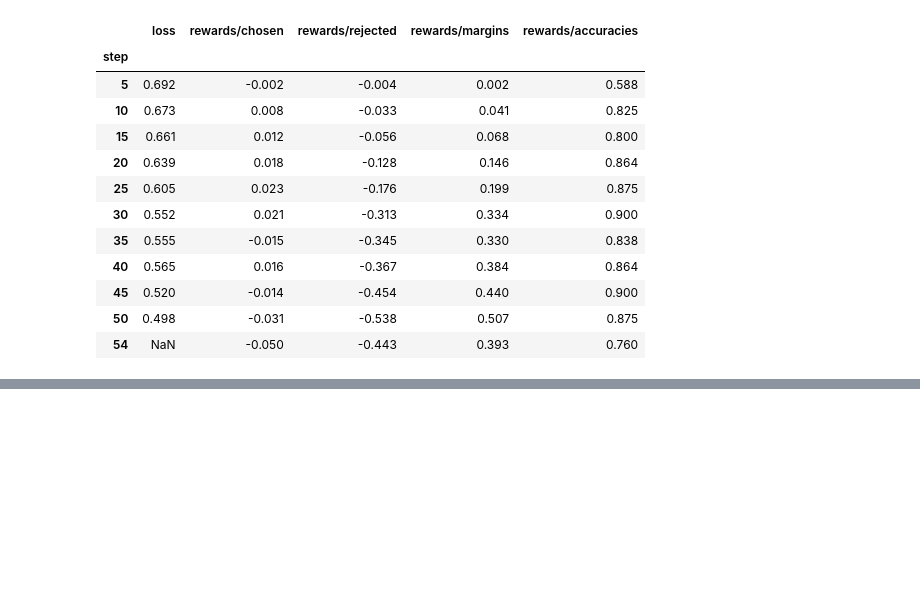
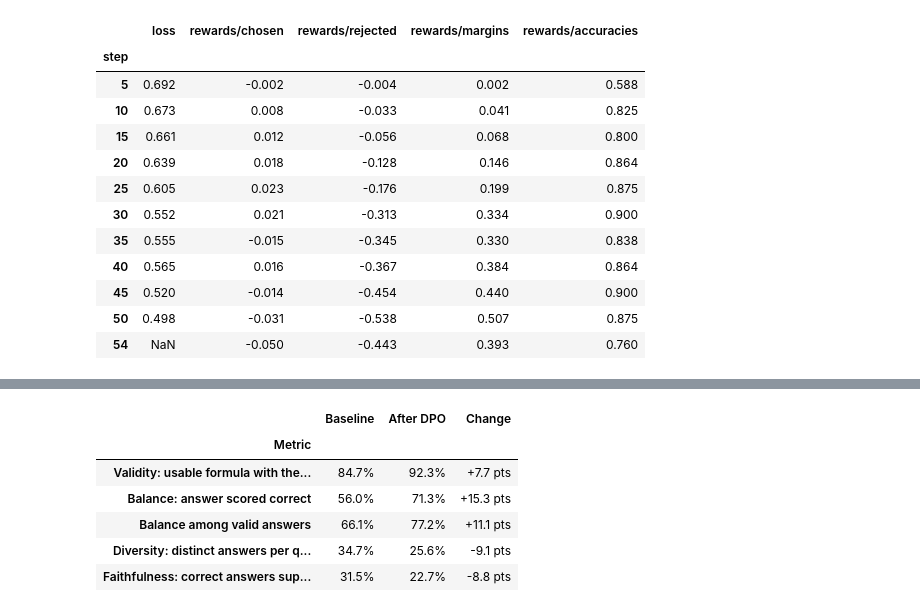
Before and after one commit to FlappyBird3/ValenceLLM, a Jupyter notebook: phase0_3_baseline.ipynb, the cells around one changed output, grey strips where cells are left out. Saved outputs shown, nothing was run; the diff lists cells and outputs as text; code cells hidden in the pictures; blank space fills up the shorter version.

Commit message:
Evaluation verified: balance 56% -> 71%, supported answers 62 -> 57

```diff
--- a/phase0_3_baseline.ipynb
+++ b/phase0_3_baseline.ipynb
@@ -526,0 +558,10 @@ display(log[cols].set_index("step").round(3))
+# %%
+# Evaluate the trained model: 8 responses for each of the 44 held-out prompts, with exactly
+# the baseline's settings and seed, saved for the metrics and for the credit analysis.
+with open("data/test_prompts.json") as f:
+    test = json.load(f)
+set_seed(0)
+dpo_responses = generate([t["prompt"] for t in test])
+with open("data/dpo_responses.json", "w") as f:
+    json.dump([{"elements": t["elements"], "responses": r} for t, r in zip(test, dpo_responses)],
+              f, indent=2)
@@ -526,0 +580,33 @@ display(log[cols].set_index("step").round(3))
+# %%
+# Compare the baseline and trained models on every metric, including balance among valid
+# answers, which separates better chemistry from better instruction-following.
+import pandas as pd
+
+with open("data/baseline_responses.json") as f:
+    before = metrics(json.load(f))
+with open("data/dpo_responses.json") as f:
+    after = metrics(json.load(f))
+for m in (before, after):
+    m["balance_among_valid"] = m["balance"] / m["validity"]
+with open("data/dpo_metrics.json", "w") as f:
+    json.dump(after, f, indent=2)
+
+labels = {"validity": "Validity: usable formula with the requested elements",
+          "balance": "Balance: answer scored correct",
+          "balance_among_valid": "Balance among valid answers",
+          "diversity": "Diversity: distinct answers per question",
+          "faithfulness": "Faithfulness: correct answers supported by stated reasoning"}
+table = pd.DataFrame({"Metric": list(labels.values()),
+                      "Baseline": [f"{before[k]:.1%}" for k in labels],
+                      "After DPO": [f"{after[k]:.1%}" for k in labels],
+                      "Change": [f"{(after[k] - before[k]) * 100:+.1f} pts" for k in labels]}
+                     ).set_index("Metric")
+display(table)
+# %% [output]
+|  | Baseline | After DPO | Change |
+| Metric |  |  |  |
+| Validity: usable formula with the... | 84.7% | 92.3% | +7.7 pts |
+| Balance: answer scored correct | 56.0% | 71.3% | +15.3 pts |
+| Balance among valid answers | 66.1% | 77.2% | +11.1 pts |
+| Diversity: distinct answers per q... | 34.7% | 25.6% | -9.1 pts |
+| Faithfulness: correct answers sup... | 31.5% | 22.7% | -8.8 pts |
```
Also changed, not shown: parts of 4 cells of this notebook, 2 other files.
